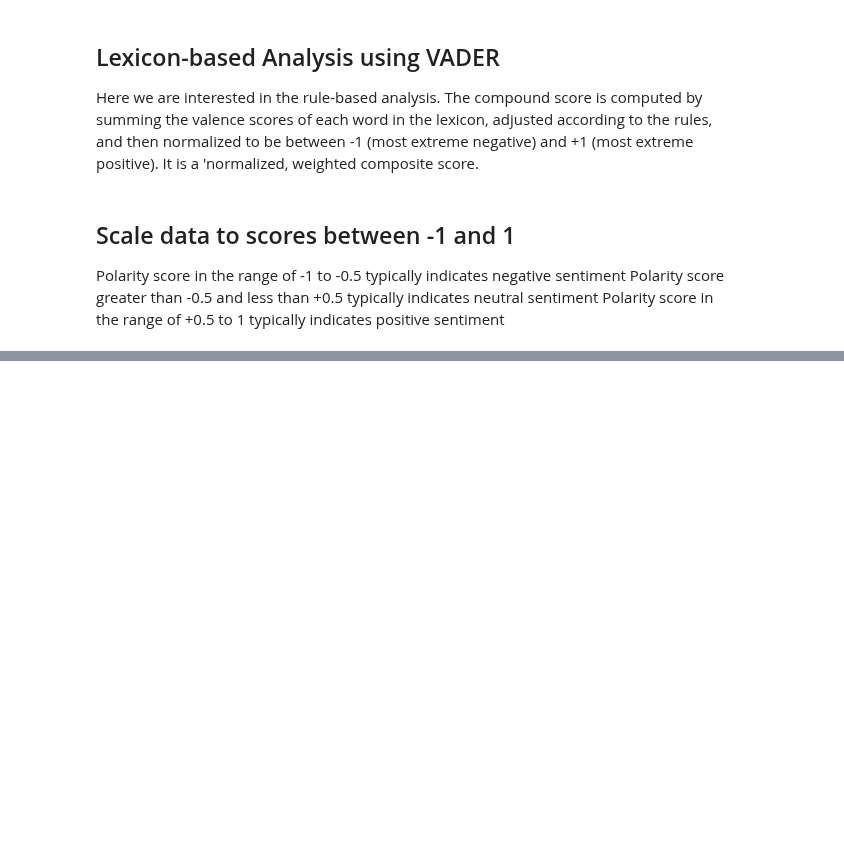
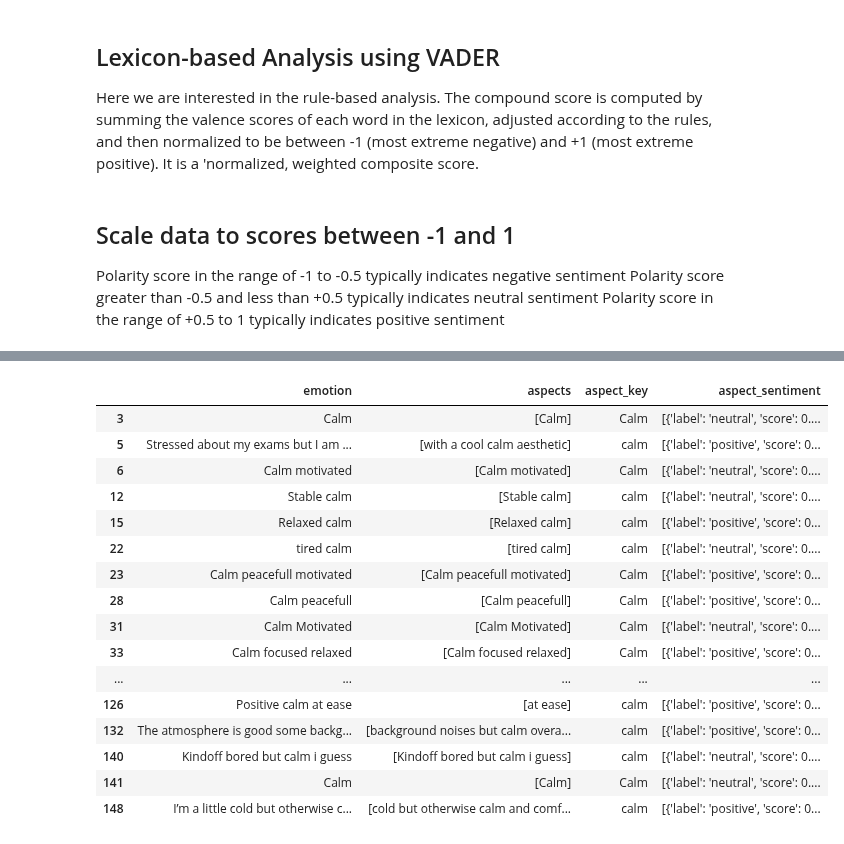
Before and after one commit to shrutirao94/language-comfort-emotions, a Jupyter notebook: sentiment-analysis.ipynb, the cells around one changed output, grey strips where cells are left out. Cells and saved outputs as stored; diff of their text form; code cells hidden in the pictures; blank space fills up the shorter version.

```diff
--- a/sentiment-analysis.ipynb
+++ b/sentiment-analysis.ipynb
@@ -480,5 +413,0 @@ print()
-# %%
-# Overall sentiment of the sentence
-sentiment = sentiment_task(txt)[0]
-print(f"Overall sentiment: {sentiment['label']} with score {sentiment['score']}")
-# Overall sentiment: Negative with score 0.7706006765365601
@@ -539,9 +413,0 @@ for match_id, start, end in matches:
-# %%
-import spacy
-
-txt = "I’m a little cold, but otherwise a bit calm and comfortable"
-nlp = spacy.load("en_core_web_sm")
-doc = nlp(txt)
-
-for token in doc:
-    print(token.text,token.pos_)
@@ -585,0 +414,4 @@ noun_adj_pairs
+# %%
+emotion_aspect = ["calm"]
+comfort_aspect = ["noise", "air", "quality", "temperature", "light"]
+# biophilic_aspect = [""]
@@ -585,0 +466,20 @@ noun_adj_pairs
+# %%
+df[df.aspects.astype(bool)]
+# %% [output]
+|  | emotion | aspects | aspect_key | aspect_sentiment |
+| 3 | Calm | [Calm] | Calm | [{'label': 'neutral', 'score': 0.... |
+| 5 | Stressed about my exams but I am ... | [with a cool calm aesthetic] | calm | [{'label': 'positive', 'score': 0... |
+| 6 | Calm motivated | [Calm motivated] | Calm | [{'label': 'neutral', 'score': 0.... |
+| 12 | Stable calm | [Stable calm] | calm | [{'label': 'neutral', 'score': 0.... |
+| 15 | Relaxed calm | [Relaxed calm] | calm | [{'label': 'positive', 'score': 0... |
+| 22 | tired calm | [tired calm] | calm | [{'label': 'neutral', 'score': 0.... |
+| 23 | Calm peacefull motivated | [Calm peacefull motivated] | Calm | [{'label': 'positive', 'score': 0... |
+| 28 | Calm peacefull | [Calm peacefull] | Calm | [{'label': 'positive', 'score': 0... |
+| 31 | Calm Motivated | [Calm Motivated] | Calm | [{'label': 'neutral', 'score': 0.... |
+| 33 | Calm focused relaxed | [Calm focused relaxed] | Calm | [{'label': 'positive', 'score': 0... |
+| ... | ... | ... | ... | ... |
+| 126 | Positive calm at ease | [at ease] | calm | [{'label': 'positive', 'score': 0... |
+| 132 | The atmosphere is good some backg... | [background noises but calm overa... | calm | [{'label': 'positive', 'score': 0... |
+| 140 | Kindoff bored but calm i guess | [Kindoff bored but calm i guess] | calm | [{'label': 'neutral', 'score': 0.... |
+| 141 | Calm | [Calm] | Calm | [{'label': 'neutral', 'score': 0.... |
+| 148 | I’m a little cold but otherwise c... | [cold but otherwise calm and comf... | calm | [{'label': 'positive', 'score': 0... |
```
Also changed, not shown: parts of 38 cells of this notebook.
